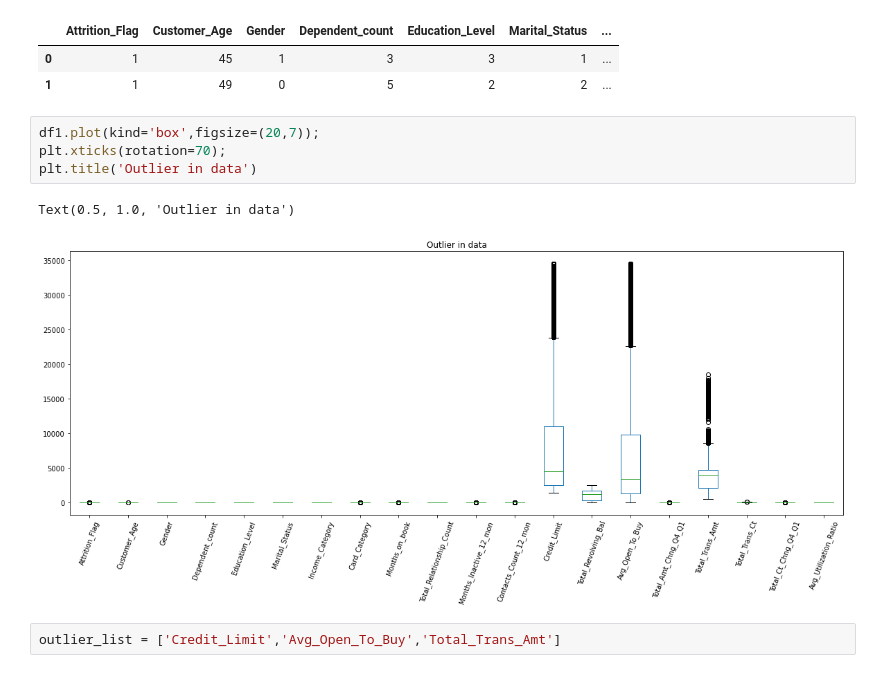
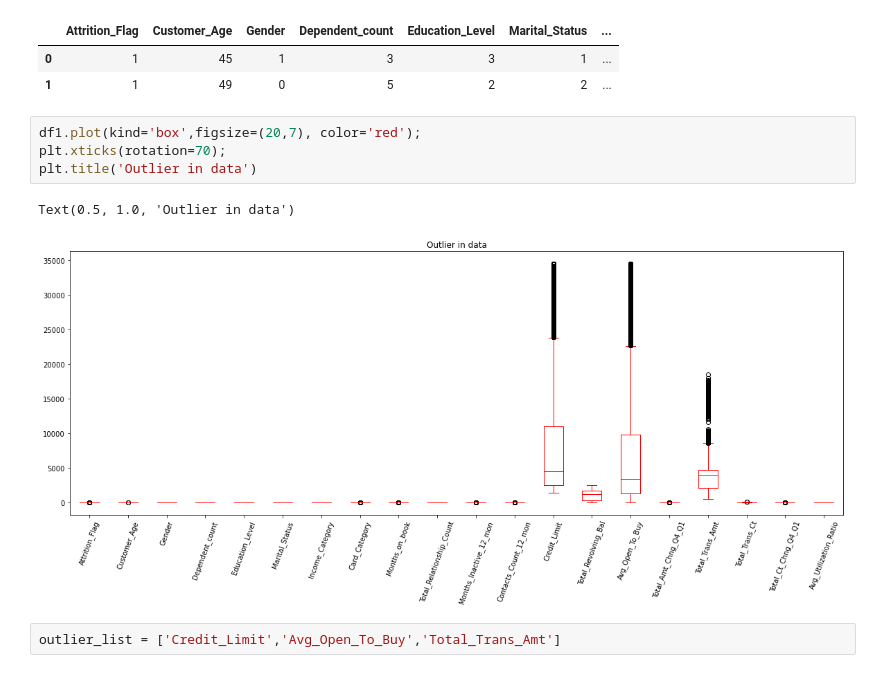
Before and after one commit to Galdina/kaggle, a Jupyter notebook: CCC/credit-card-customers-churn.ipynb, the cells around one changed output. Drawn from its saved outputs; the diff is of its cells as text.

```diff
--- a/CCC/credit-card-customers-churn.ipynb
+++ b/CCC/credit-card-customers-churn.ipynb
@@ -264,12 +313,12 @@ df1.head(2)
 | 0 | 1 | 45 | 1 | 3 | 3 | 1 | ... |
 | 1 | 1 | 49 | 0 | 5 | 2 | 2 | ... |
 # %%
-df1.plot(kind='box',figsize=(20,7));
+df1.plot(kind='box',figsize=(20,7), color='red');
 plt.xticks(rotation=70);
 plt.title('Outlier in data')
 # %% [output]
 Text(0.5, 1.0, 'Outlier in data')
-[figure, old version]
+[figure, new version]
 # %%
 outlier_list = ['Credit_Limit','Avg_Open_To_Buy','Total_Trans_Amt']
 # %%
```
Also changed, not shown: parts of 27 cells of this notebook.
